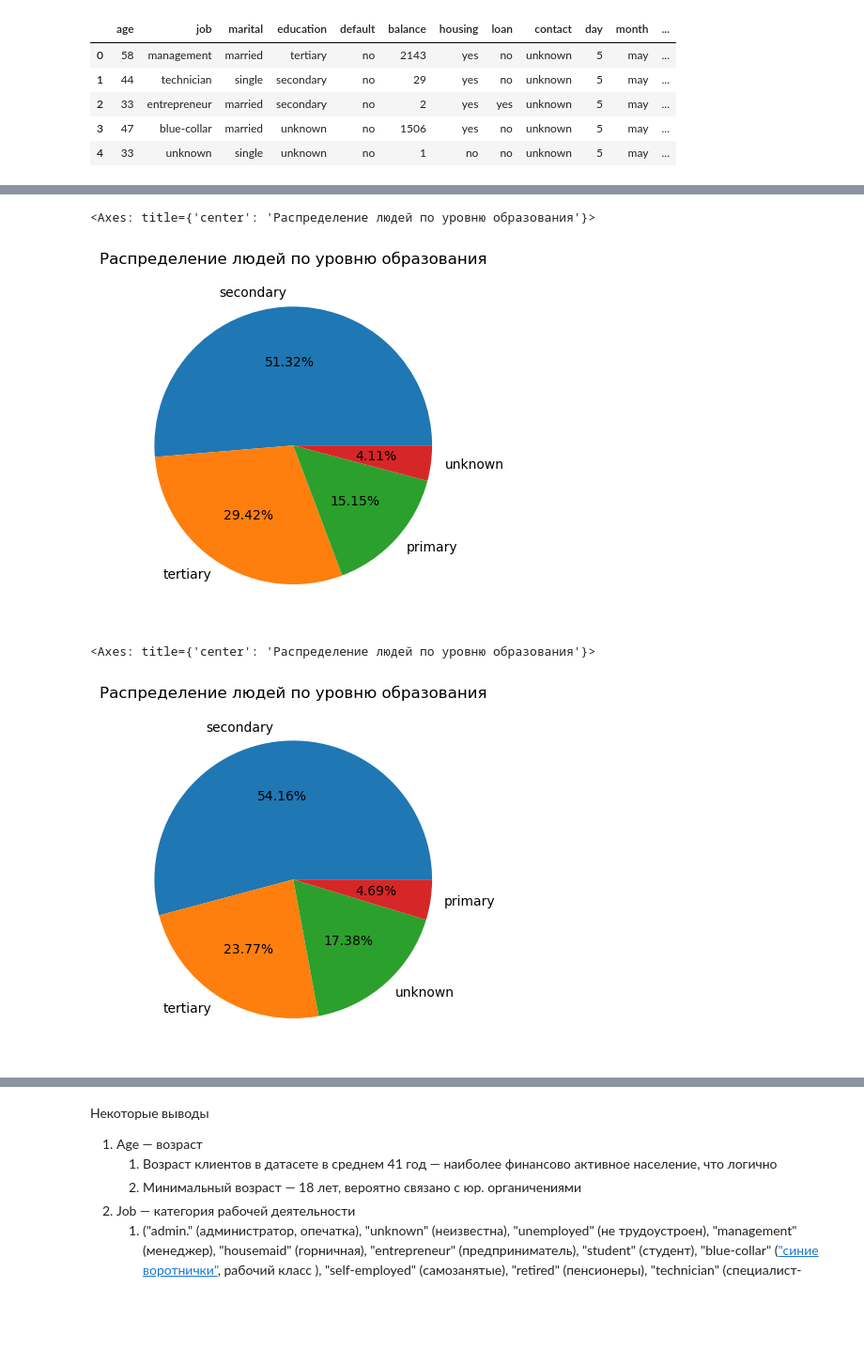
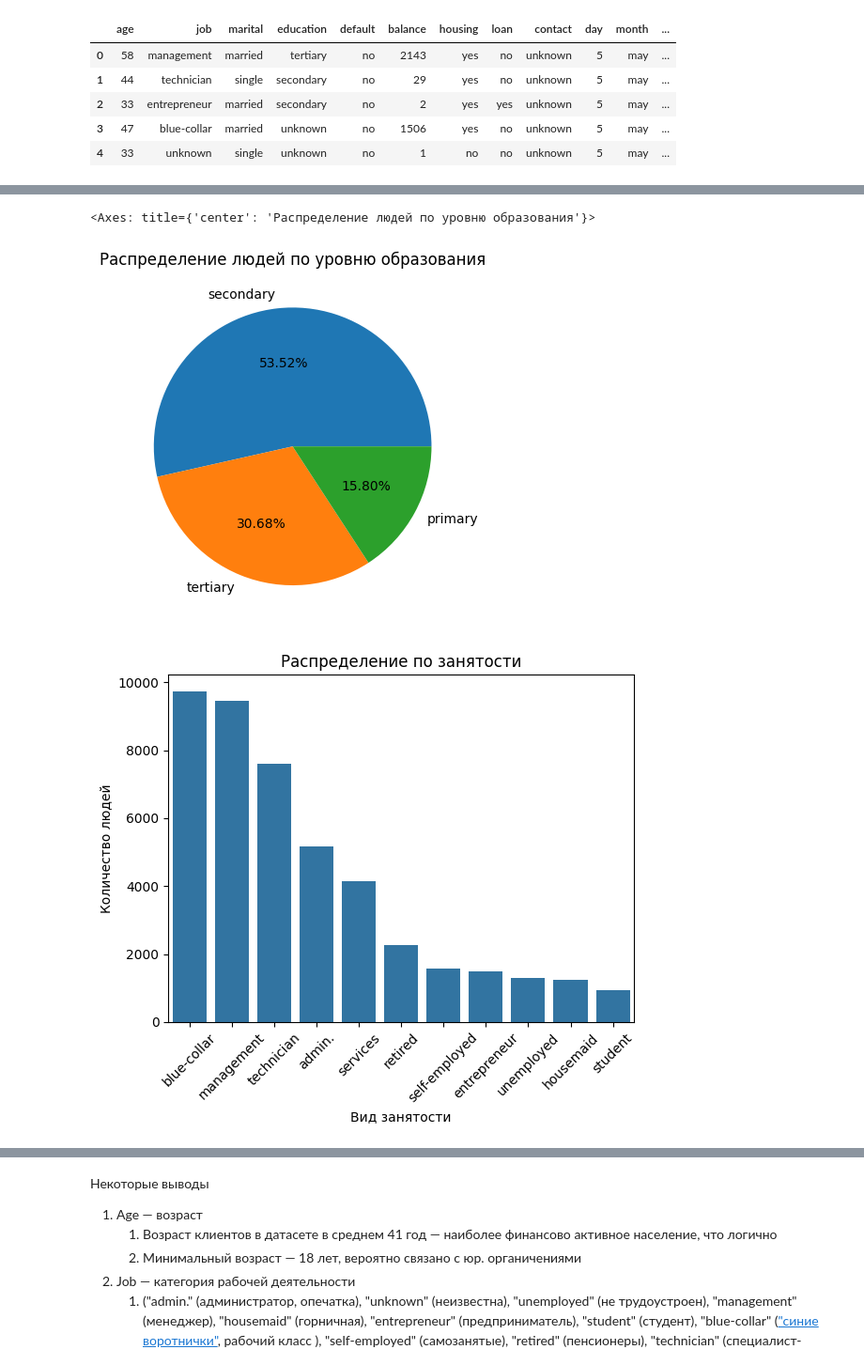
Before and after one commit to PieceOfBulka/gp_4, a Jupyter notebook: part_2.ipynb, the cells around one changed output, grey strips where cells are left out. Shown at 94% size. Cells and saved outputs as stored; diff of their text form; code cells hidden in the pictures; blank space fills up the shorter version.

```diff
--- a/part_2.ipynb
+++ b/part_2.ipynb
@@ -39,0 +89,2 @@ memory usage: 5.9+ MB
+# %%
+df[['job','education']]=df[['job','education']].replace('unknown',np.nan)
@@ -39,0 +100,2 @@ memory usage: 5.9+ MB
+# %%
+df['month_num']=df['month'].map({'may':5, 'jun':6, 'jul':7, 'aug':8, 'oct':10, 'nov':11, 'dec':12, 'jan':1, 'feb':2, 'mar':3, 'apr':4, 'sep':9})
@@ -73,12 +137,16 @@ df['marital'].value_counts().plot(kind='pie', autopct=lambda x:'{:.2f}%'.format(
 df['education'].value_counts().plot(kind='pie', autopct=lambda x:'{:.2f}%'.format(x), ylabel='', title='Распределение людей по уровню образования')
 # %% [output]
 <Axes: title={'center': 'Распределение людей по уровню образования'}>
-[figure, old version]
+[figure, new version]
 # %%
-df[df['job'] == 'student']['education'].value_counts().plot(kind='pie', autopct=lambda x:'{:.2f}%'.format(x), ylabel='', title='Распределение людей по уровню образования')
+sns.barplot(x=df['job'].value_counts().index, y=df['job'].value_counts().values)
+plt.title('Распределение по занятости')
+plt.xticks(rotation=45)
+plt.xlabel('Вид занятости')
+plt.ylabel('Количество людей')
+plt.show()
 # %% [output]
-<Axes: title={'center': 'Распределение людей по уровню образования'}>
-[figure, old version]
+[figure, new version]
 # %%
 df.groupby(['education']).agg(
     mean_balance=('balance', 'mean'),
```
Also changed, not shown: parts of 26 cells of this notebook.
